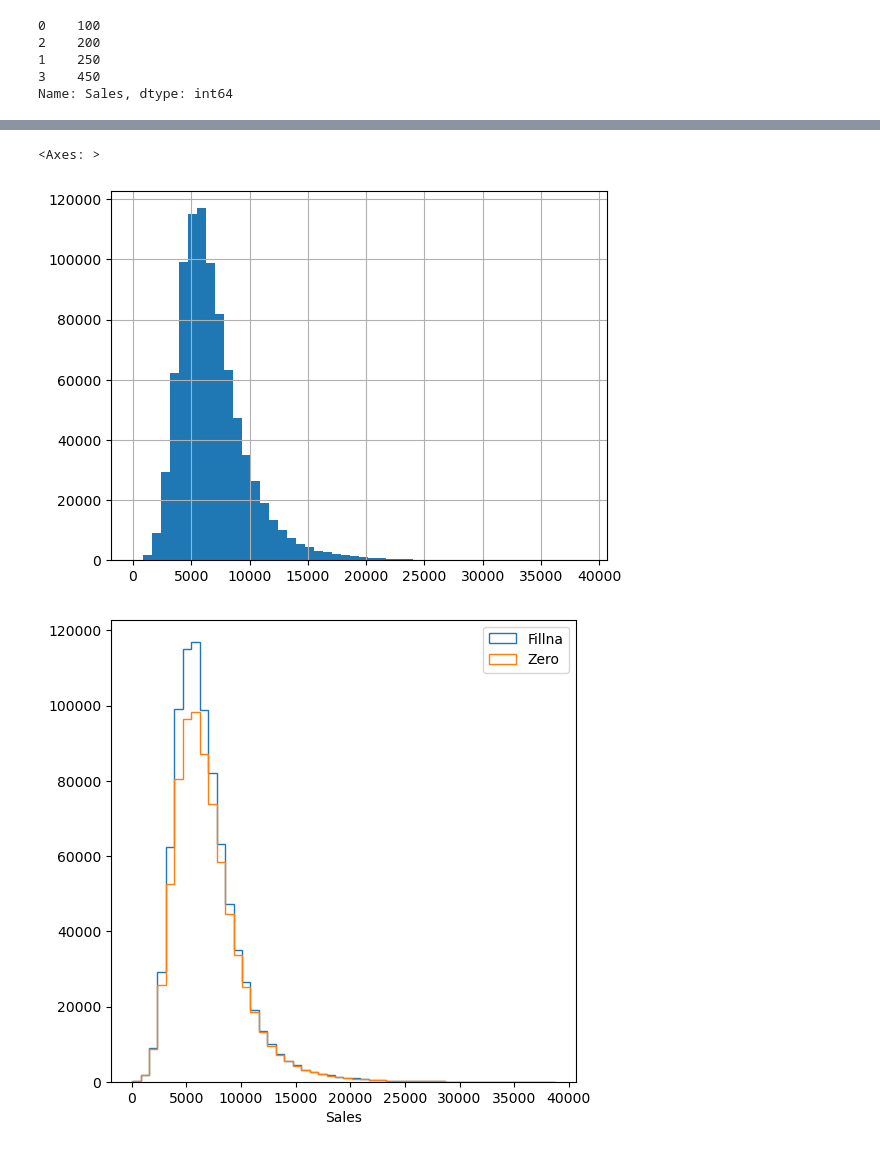
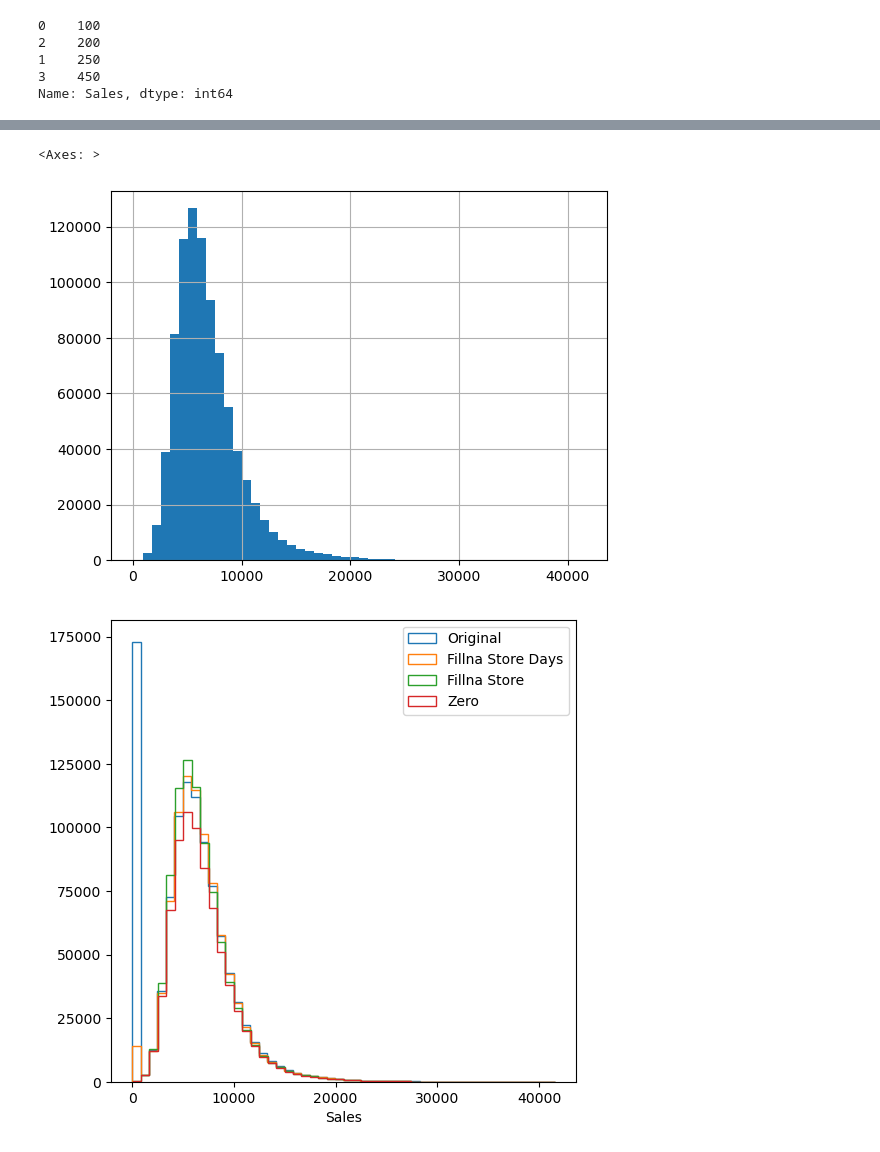
Before and after one commit to omid-sar/Interview-Preparation, a Jupyter notebook: data_manipulation/apply.ipynb, the cells around one changed output, grey strips where cells are left out. Drawn from its saved outputs; the diff is of its cells as text; code cells hidden in the pictures.

Commit message:
fillna

```diff
--- a/data_manipulation/apply.ipynb
+++ b/data_manipulation/apply.ipynb
@@ -17,6 +17,8 @@ df2.head(2)
 |  | Store | DayOfWeek | Date | Sales | Customers | Open | Promo | StateHoliday | SchoolHoliday |
 | 0 | 1 | 5 | 2015-07-31 | 5263 | 555 | 1 | 1 | 0 | 1 |
 | 1 | 2 | 5 | 2015-07-31 | 6064 | 625 | 1 | 1 | 0 | 1 |
+# %%
+df2["Sales Original"] = df2.Sales
 # %% [markdown]
 ### Use apply() COLUMN-WISE to DATA
 # %%
@@ -218,0 +218,3 @@ df2.head(5)
+# %%
+df2['Sales(fill by days)'] = df2.groupby(['Store', 'DayOfWeek'])['Sales'].transform(lambda x: x.fillna(x.mean()))
+df2.head(2)
@@ -248,13 +254,15 @@ df2['Sales(fill by mean)'].hist(bins=50)
 df2[df2['Sales'] != 0]['Sales(fill by mean)'].hist(bins=50)
 # %% [output]
 <Axes: >
-[figure, old version]
+[figure, new version]
 # %%
 import matplotlib.pyplot as plt
 plt.figure(figsize=(6,6))
-plt.hist(df2[df2['Sales'] != 0]['Sales(fill by mean)'], histtype='step', bins= 50, label="Fillna")
+plt.hist(df2['Sales Original'], histtype='step', bins= 50, label="Original")
+plt.hist(df2[df2['Sales'] != 0]['Sales(fill by days)'], histtype='step', bins= 50, label="Fillna Store Days")
+plt.hist(df2[df2['Sales'] != 0]['Sales(fill by mean)'], histtype='step', bins= 50, label="Fillna Store")
 plt.hist(df2[df2['Sales'] != 0]['Sales'], histtype='step', bins= 50, label="Zero")
 plt.xlabel("Sales")
 plt.legend();
 # %% [output]
-[figure, old version]
+[figure, new version]
```
Also changed, not shown: parts of 4 cells of this notebook.
